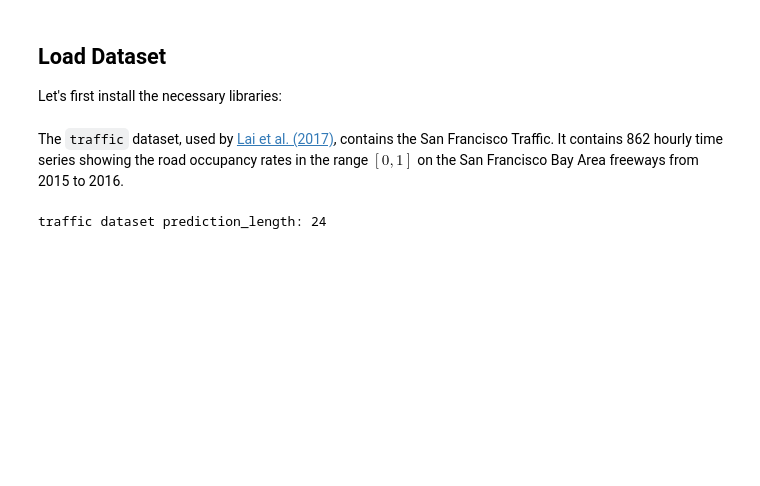
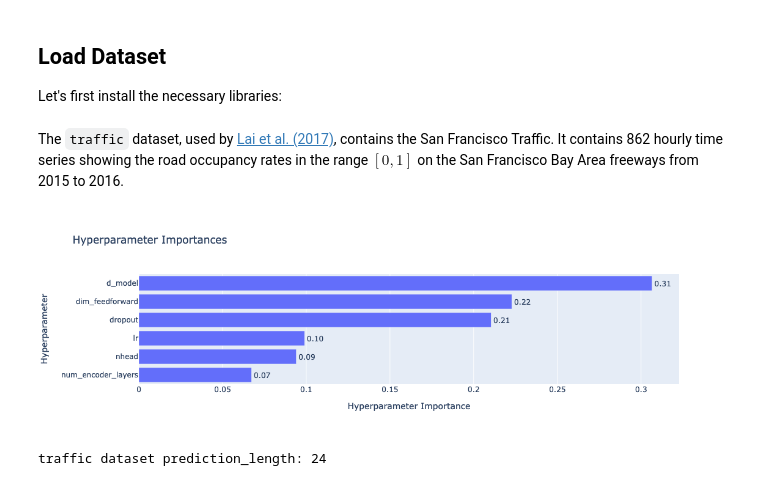
Before and after one commit to kaifronsdal/Proper-Conditioning-For-Time-Series-Forecasting, a Jupyter notebook: autoformer_transformers_are_effective.ipynb, the cells around one changed output. Saved outputs shown, nothing was run; the diff lists cells and outputs as text; code cells hidden in the pictures; blank space fills up the shorter version.

```diff
--- a/autoformer_transformers_are_effective.ipynb
+++ b/autoformer_transformers_are_effective.ipynb
@@ -102,0 +105,2 @@ The `traffic` dataset, used by [Lai et al. (2017)](https://arxiv.org/abs/1703.07
+# %%
+study = optuna.load_study(study_name="itransformer-traffic-study", storage="sqlite:///{}.db".format("itransformer-traffic-study"))
@@ -103,3 +113,7 @@ The `traffic` dataset, used by [Lai et al. (2017)](https://arxiv.org/abs/1703.07
+# %%
+plot_param_importances(study)
+# %% [output]
+[figure, added]
 # %%
 from gluonts.dataset.repository.datasets import get_dataset
 
```
Also changed, not shown: parts of 7 cells of this notebook, 6 other files.
